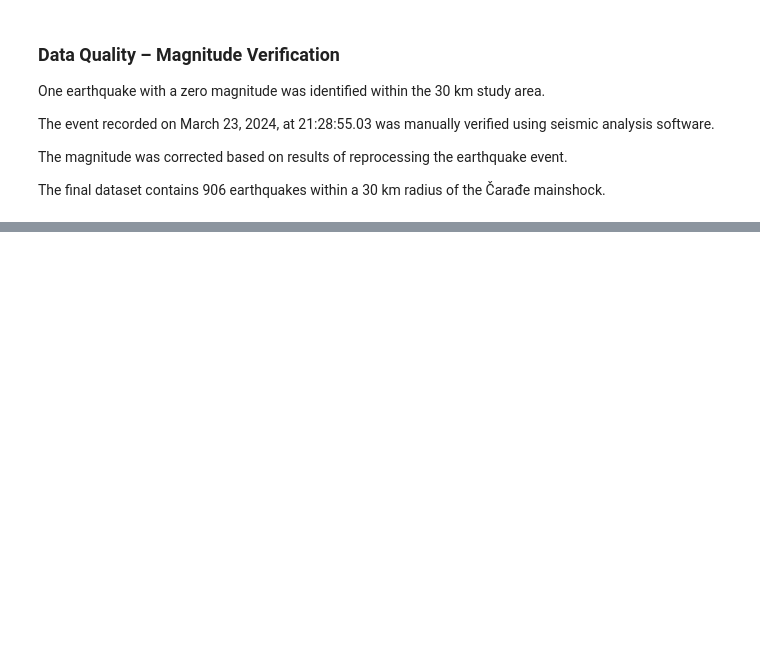
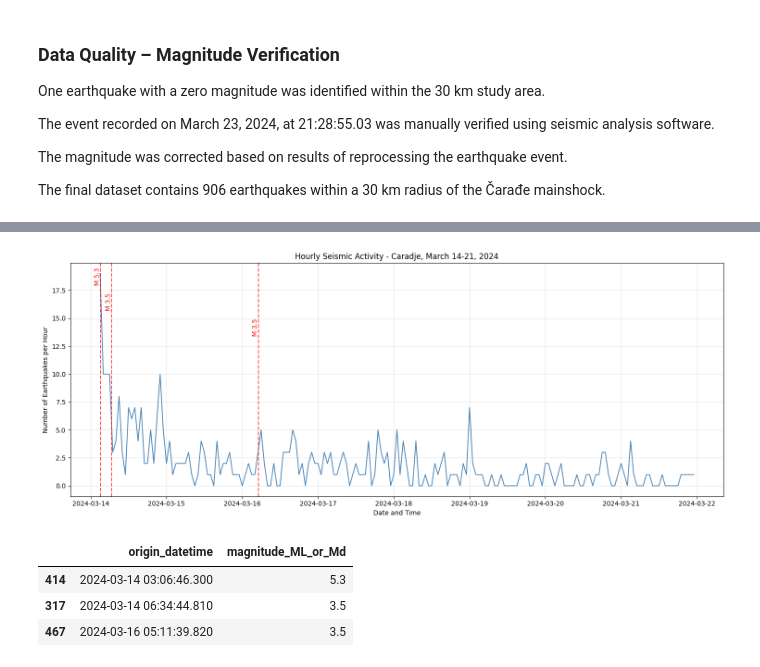
Before and after one commit to milena-seismo/DSB_capstone, a Jupyter notebook: DSB_Capstone_Milena.ipynb, the cells around one changed output, grey strips where cells are left out. Cells and saved outputs as stored; diff of their text form; code cells hidden in the pictures; blank space fills up the shorter version.

```diff
--- a/DSB_Capstone_Milena.ipynb
+++ b/DSB_Capstone_Milena.ipynb
@@ -674,0 +816,72 @@ The final dataset contains 906 earthquakes within a 30 km radius of the Čarađe
+# %%
+
+import pandas as pd
+import matplotlib.pyplot as plt
+
+# Select earthquakes from March 14 to March 21, 2024
+march = caradje[
+    (caradje["origin_datetime"] >= "2024-03-14") &
+    (caradje["origin_datetime"] < "2024-03-22")
+].copy()
+
+# Calculate hourly earthquake counts
+hourly_counts = (
+    march.set_index("origin_datetime")
+    .resample("h")
+    .size()
+)
+
+# Select the three strongest earthquakes in this period
+strongest_march = march.nlargest(
+    3, "magnitude_ML_or_Md"
+).sort_values("origin_datetime")
+
+# Plot hourly seismic activity
+plt.figure(figsize=(15, 6))
+
+plt.plot(
+    hourly_counts.index,
+    hourly_counts.values,
+    color="steelblue",
+    linewidth=1.3
+)
+
+# Mark the strongest earthquakes
+for i, (_, event) in enumerate(strongest_march.iterrows()):
+    event_time = event["origin_datetime"]
+    magnitude = event["magnitude_ML_or_Md"]
+
+    plt.axvline(
+        event_time,
+        color="red",
+        linestyle="--",
+        alpha=0.7
+    )
+
+    plt.text(
+        event_time,
+        hourly_counts.max() * (0.95 - i * 0.12),
+        f"M {magnitude:.1f}",
+        rotation=90,
+        color="red",
+        ha="right"
+    )
+
+plt.title("Hourly Seismic Activity - Caradje, March 14-21, 2024")
+plt.xlabel("Date and Time")
+plt.ylabel("Number of Earthquakes per Hour")
+plt.grid(alpha=0.3)
+plt.tight_layout()
+plt.show()
+
+# Display the strongest earthquakes
+display(strongest_march[[
+    "origin_datetime",
+    "magnitude_ML_or_Md"
+]])
+# %% [output]
+[figure, added]
+|  | origin_datetime | magnitude_ML_or_Md |
+| 414 | 2024-03-14 03:06:46.300 | 5.3 |
+| 317 | 2024-03-14 06:34:44.810 | 3.5 |
+| 467 | 2024-03-16 05:11:39.820 | 3.5 |
```
Also changed, not shown: parts of 12 cells of this notebook.
